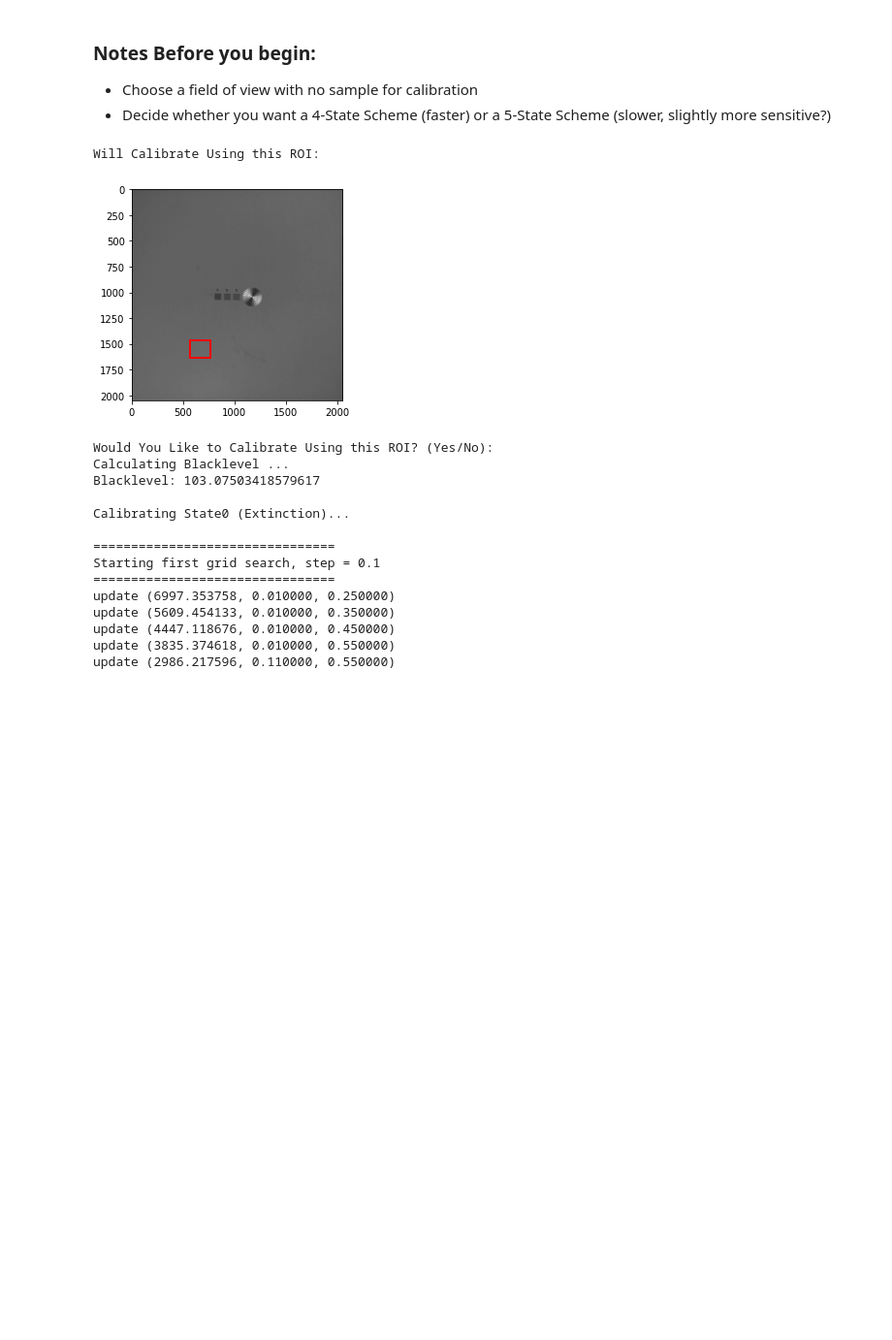
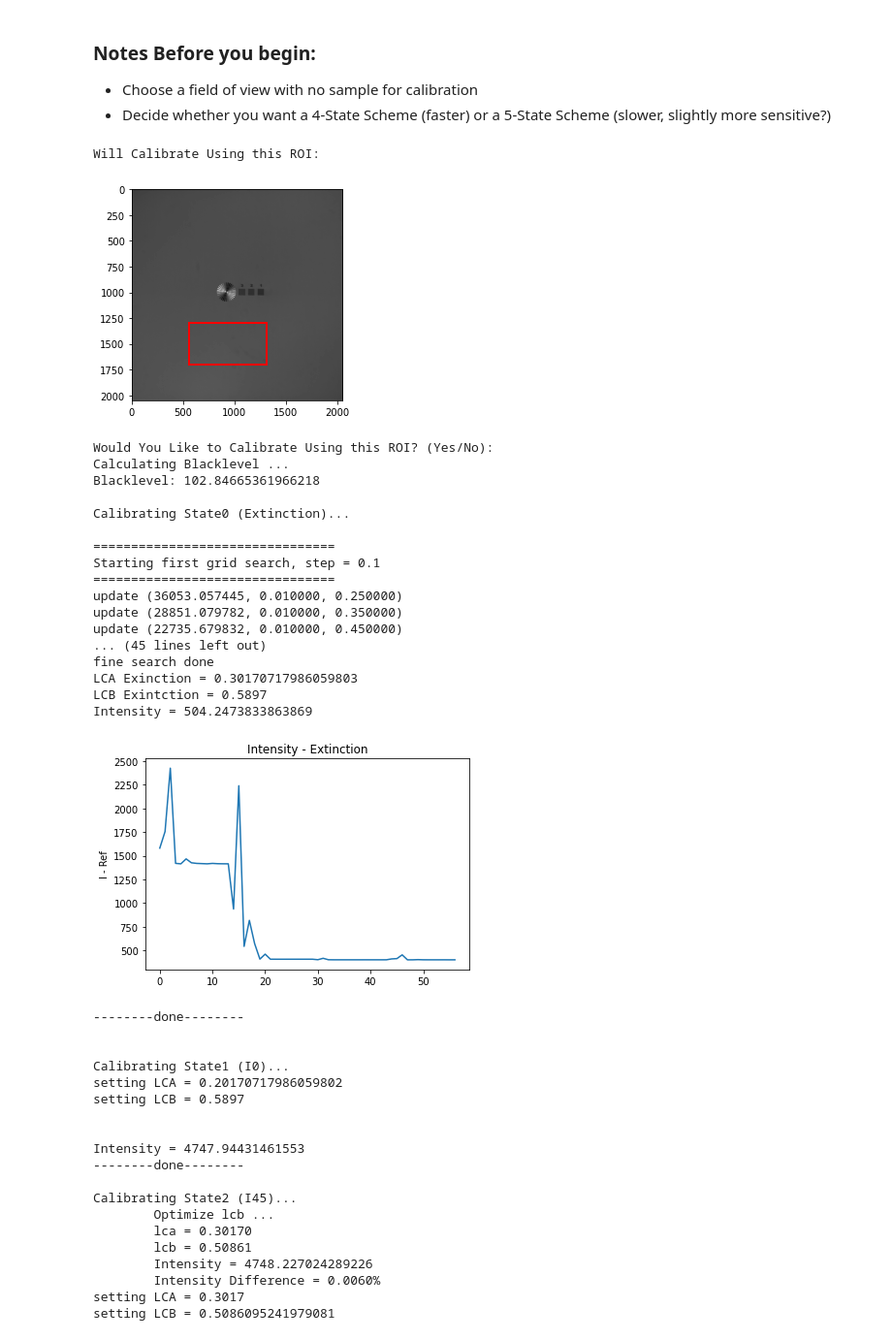
Before and after one commit to mehta-lab/waveorder, a Jupyter notebook: notebooks/QLIPP_Calibration_Notebook.ipynb, the cells around one changed output. Shown at 97% size. Drawn from its saved outputs; the diff is of its cells as text; code cells hidden in the pictures; blank space fills up the shorter version.

```diff
--- a/notebooks/QLIPP_Calibration_Notebook.ipynb
+++ b/notebooks/QLIPP_Calibration_Notebook.ipynb
@@ -24,30 +24,53 @@ calib = QLIPP_Calibration(mmc, mm, optimization='min_scalar')
 # %%
 %%time
 
-calibration_scheme = '4-State Extinction'
-# calibration_scheme = '5-State'
+# calibration_scheme = '4-State Extinction'
+calibration_scheme = '5-State'
 swing = 0.1
 wavelength = 546
 use_full_FOV = False
 
-meta_file_name = r'Q:\Cameron\Calibration_Testing\metadata_test.txt'
+meta_file_name = r'Q:\Cameron\Calibration_Testing\metadata_test_5state.txt'
 
 # Run Calibration
 calib.run_calibration(calibration_scheme, options=(swing, wavelength, meta_file_name, use_full_FOV))
 # %% [output]
 Will Calibrate Using this ROI:
-[figure, old version]
+[figure, new version]
 Would You Like to Calibrate Using this ROI? (Yes/No):
 Calculating Blacklevel ...
-Blacklevel: 103.07503418579617
+Blacklevel: 102.84665361966218
 
 Calibrating State0 (Extinction)...
 
 ================================
 Starting first grid search, step = 0.1
 ================================
-update (6997.353758, 0.010000, 0.250000)
-update (5609.454133, 0.010000, 0.350000)
-update (4447.118676, 0.010000, 0.450000)
-update (3835.374618, 0.010000, 0.550000)
-update (2986.217596, 0.110000, 0.550000)
+update (36053.057445, 0.010000, 0.250000)
+update (28851.079782, 0.010000, 0.350000)
+update (22735.679832, 0.010000, 0.450000)
+... (45 lines left out)
+fine search done
+LCA Exinction = 0.30170717986059803
+LCB Exintction = 0.5897
+Intensity = 504.2473833863869
+[figure, added]
+--------done--------
+
+
+Calibrating State1 (I0)...
+setting LCA = 0.20170717986059802
+setting LCB = 0.5897
+
+
+Intensity = 4747.94431461553
+--------done--------
+
+Calibrating State2 (I45)...
+        Optimize lcb ...
+        lca = 0.30170
+        lcb = 0.50861
+        Intensity = 4748.227024289226
+        Intensity Difference = 0.0060%
+setting LCA = 0.3017
+setting LCB = 0.5086095241979081
```
Also changed, not shown: parts of 2 cells of this notebook, 2 other files.
